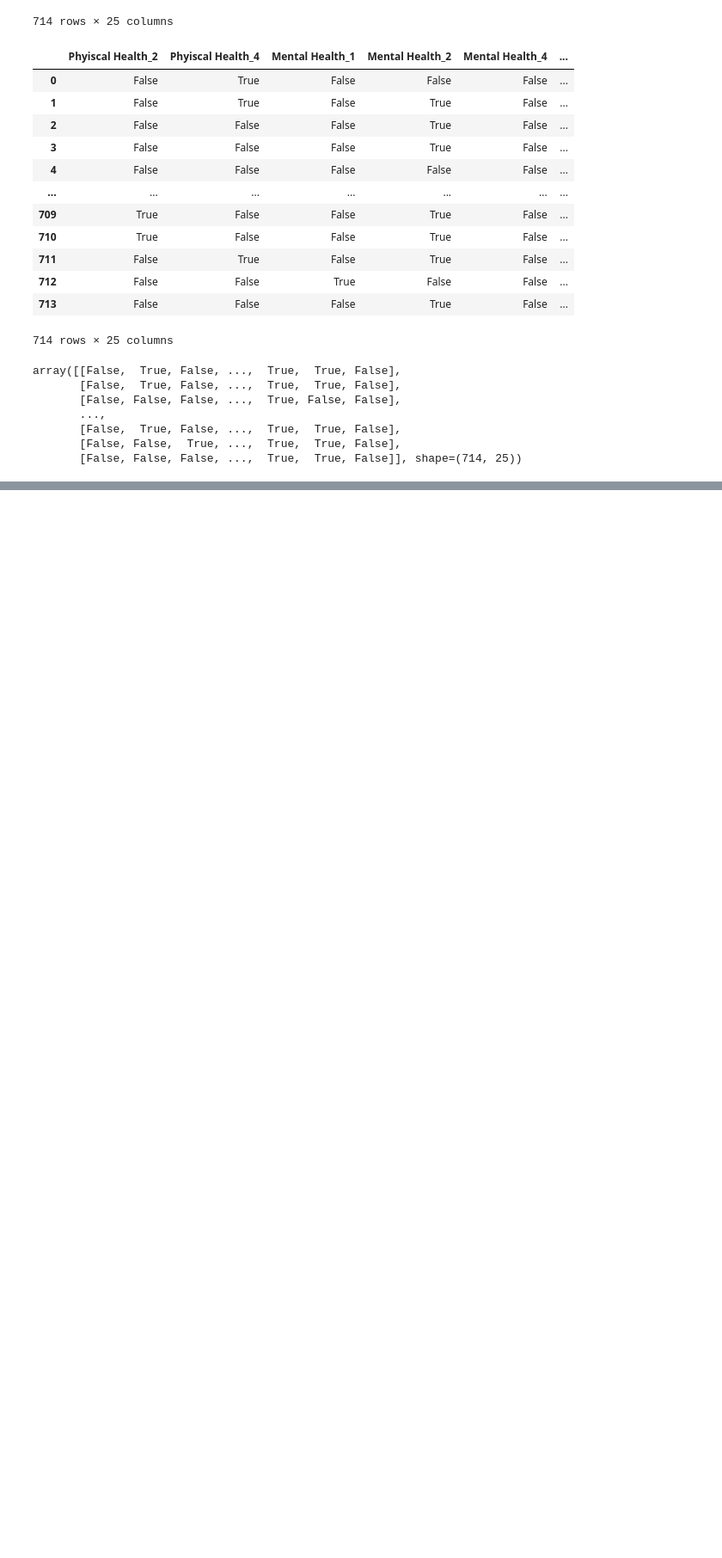
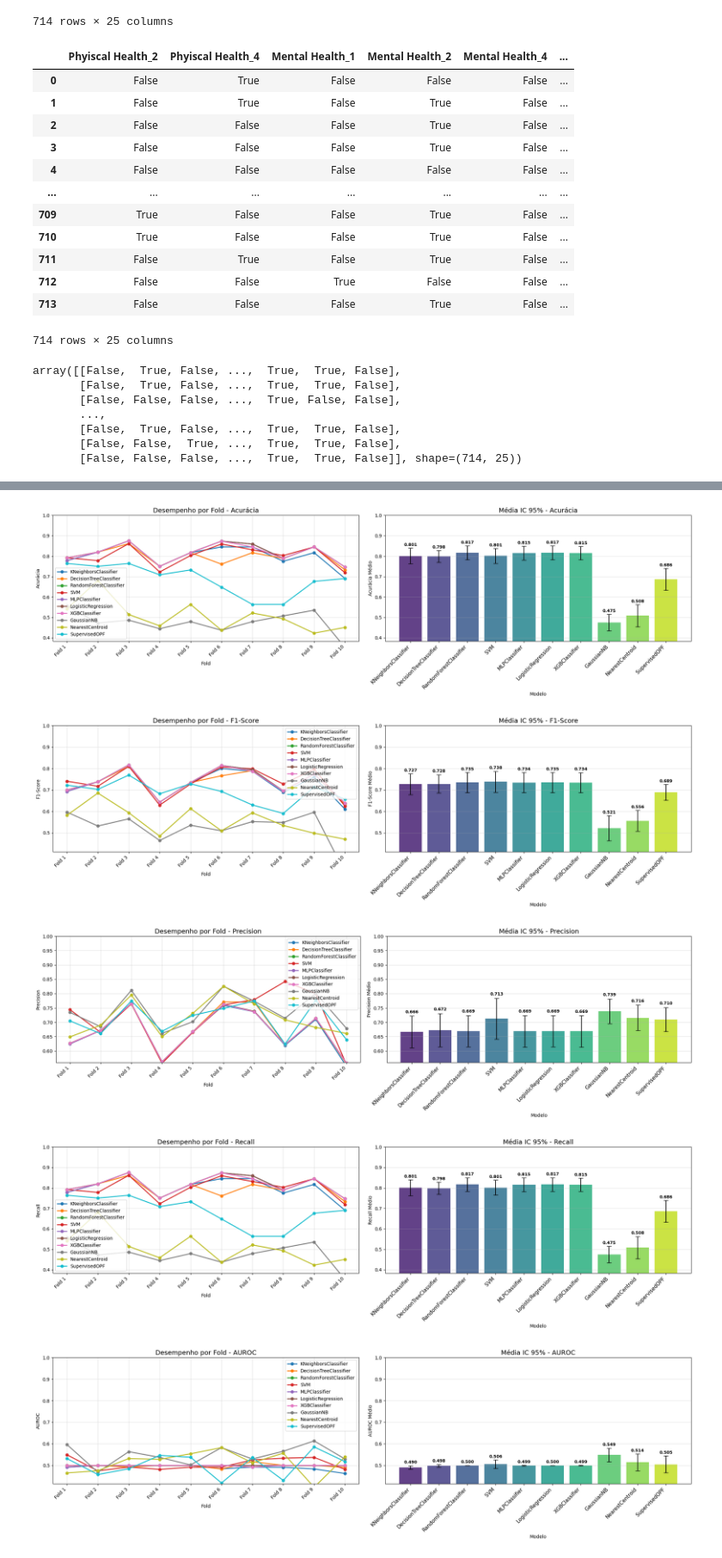
Before and after one commit to pkziinn10/Analyze-the-use-of-medical-services-by-the-elderly, a Jupyter notebook: src/AUSMI.ipynb, the cells around one changed output, grey strips where cells are left out. Shown at 86% size. Drawn from its saved outputs; the diff is of its cells as text; code cells hidden in the pictures; blank space fills up the shorter version.

Commit message:
refactor: template graphic mean IC

```diff
--- a/src/AUSMI.ipynb
+++ b/src/AUSMI.ipynb
@@ -1477,3 +1425,64 @@ plt.show()
+# %%
+def get_confidence_interval(data, confidence=0.95):
+    data = np.array(data)
+    n = len(data)
+    if n <= 1: return 0.0
+    se = st.sem(data)
+    h = se * st.t.ppf((1 + confidence) / 2., n-1)
+    return h if not np.isnan(h) else 0.0
+metric_names = ['Acurácia', 'F1-Score', 'Precision', 'Recall', 'AUROC']
+model_names = list(algorithms.keys())
+for i, metric in enumerate(metric_names):
+    data_for_metric = {model: algorithms[model][i] for model in model_names}
+    num_folds = len(list(data_for_metric.values())[0])
+    df_metric = pd.DataFrame(data_for_metric, index=[f'Fold {j+1}' for j in range(num_folds)])
+
+    limites_inferiores_ic = df_metric.mean() - df_metric.apply(lambda x: get_confidence_interval(x.dropna()))
+    min_y_limit = limites_inferiores_ic.min() - 0.05
+    min_y_limit = max(0, min_y_limit)
+
+    fig, axes = plt.subplots(1, 2, figsize=(20, 6))
+
+    for model in df_metric.columns:
+        axes[0].plot(df_metric.index, df_metric[model], marker='o', label=model, linewidth=2)
+
+    axes[0].set_title(f'Desempenho por Fold - {metric}', fontsize=14)
+    axes[0].set_xlabel('Fold')
+    axes[0].set_ylabel(metric)
+    axes[0].legend()
+    axes[0].grid(True, alpha=0.4)
+    axes[0].set_ylim(min_y_limit, 1.0)
+
+    axes[0].set_xticks(range(len(df_metric.index)))
+    axes[0].set_xticklabels(df_metric.index, rotation=45, ha='right')
+
+    means = df_metric.mean()
+    cis = df_metric.apply(lambda x: get_confidence_interval(x.dropna()))
+
+    bars = axes[1].bar(means.index, means.values, yerr=cis.values,
+                       capsize=5, color=sns.color_palette("viridis", len(means)), alpha=0.85)
+
+    for bar, mean, ci in zip(bars, means.values, cis.values):
+        axes[1].text(bar.get_x() + bar.get_width()/2, bar.get_height() + ci + 0.01,
+                     f'{mean:.3f}', ha='center', fontsize=9, fontweight='bold')
+
+    axes[1].set_title(f'Média IC 95% - {metric}', fontsize=14)
+    axes[1].set_xlabel('Modelo')
+    axes[1].set_ylabel(f'{metric} Médio')
+    axes[1].grid(True, alpha=0.4, axis='y')
+    axes[1].set_ylim(min_y_limit, 1.0)
+
+    axes[1].set_xticks(range(len(means.index)))
+    axes[1].set_xticklabels(means.index, rotation=45, ha='right', fontsize=11)
+
+    plt.tight_layout()
+    plt.show()
+# %% [output]
+[figure, added]
+[figure, added]
+[figure, added]
+[figure, added]
+[figure, added]
 # %%
 plt.figure(figsize=(20, 16))  # altura maior para 3 linhas
 models = ['KNN', 'Decision Tree', 'Random Forest', 'SVM', 'MLP', 'Logistic Regression', 'XGBoost', 'GaussianNB', 'NearestCentroid', 'SupervisedOPF']
```
Also changed, not shown: parts of 15 cells of this notebook.
